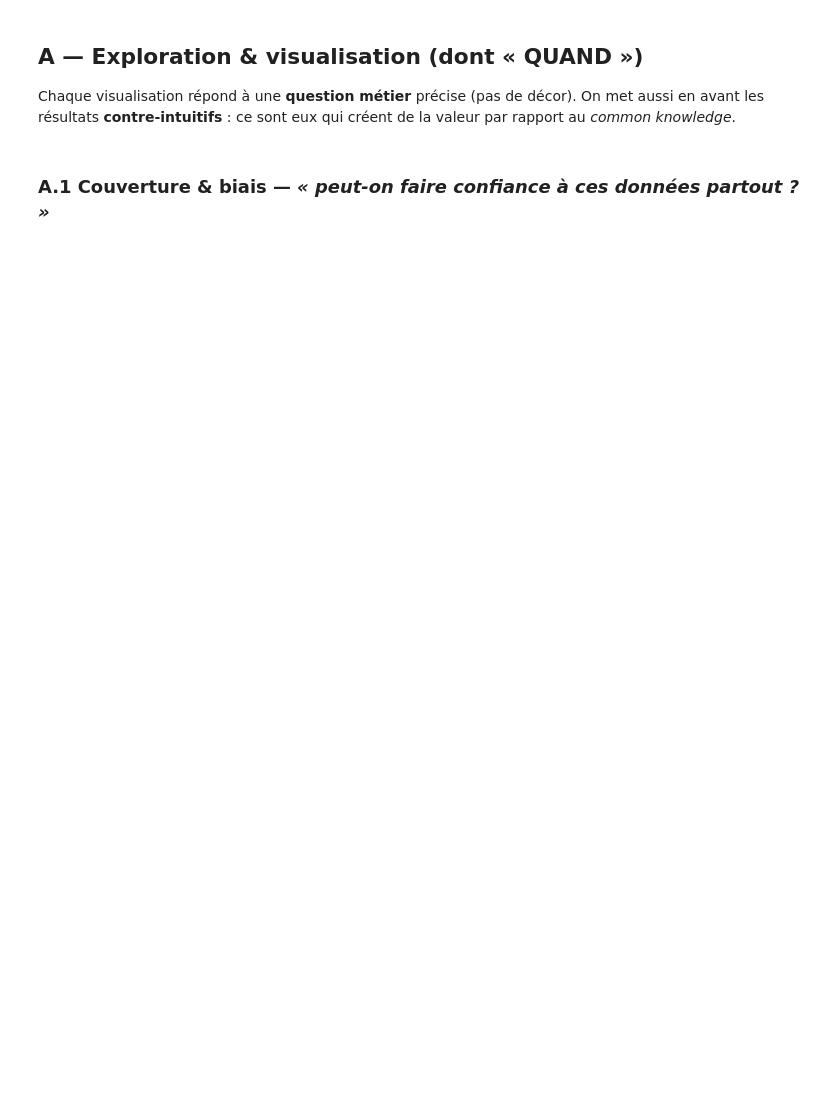
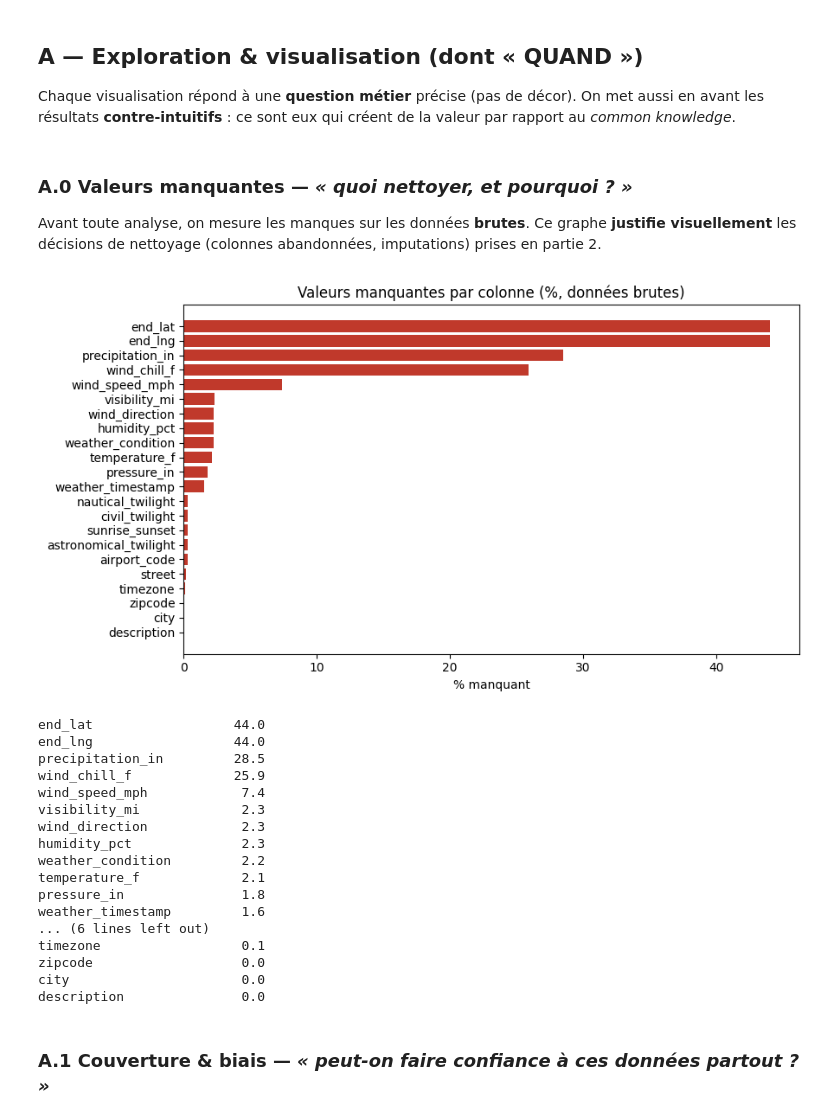
Before and after one commit to SabaMG/xploring, a Jupyter notebook: rendu/notebook.ipynb, the cells around one changed output. Cells and saved outputs as stored; diff of their text form; code cells hidden in the pictures; blank space fills up the shorter version.

```diff
--- a/rendu/notebook.ipynb
+++ b/rendu/notebook.ipynb
@@ -235,6 +292,40 @@ print("Taux d'accidents graves (cible) :",
 
 Chaque visualisation répond à une **question métier** précise (pas de décor). On met aussi en avant les
 résultats **contre-intuitifs** : ce sont eux qui créent de la valeur par rapport au *common knowledge*.
+# %% [markdown]
+### A.0 Valeurs manquantes — *« quoi nettoyer, et pourquoi ? »*
+
+Avant toute analyse, on mesure les manques sur les données **brutes**. Ce graphe **justifie visuellement** les décisions de nettoyage (colonnes abandonnées, imputations) prises en partie 2.
+# %%
+# % de valeurs manquantes par colonne, sur les données BRUTES (avant nettoyage)
+na = (raw.select([F.mean(F.col(c).isNull().cast("double")).alias(c) for c in raw.columns])
+        .toPandas().T)
+na = (na[0] * 100).sort_values(ascending=False)
+na = na[na > 0]
+fig, ax = plt.subplots(figsize=(9, 5))
+ax.barh(na.index[::-1], na.values[::-1], color="#c0392b")
+ax.set_title("Valeurs manquantes par colonne (%, données brutes)")
+ax.set_xlabel("% manquant"); plt.tight_layout(); plt.show()
+print(na.round(1).to_string())
+# %% [output]
+[figure, added]
+end_lat                  44.0
+end_lng                  44.0
+precipitation_in         28.5
+wind_chill_f             25.9
+wind_speed_mph            7.4
+visibility_mi             2.3
+wind_direction            2.3
+humidity_pct              2.3
+weather_condition         2.2
+temperature_f             2.1
+pressure_in               1.8
+weather_timestamp         1.6
+... (6 lines left out)
+timezone                  0.1
+zipcode                   0.0
+city                      0.0
+description               0.0
 # %% [markdown]
 ### A.1 Couverture & biais — *« peut-on faire confiance à ces données partout ? »*
 # %%
```
Also changed, not shown: parts of 45 cells of this notebook, 4 other files.
